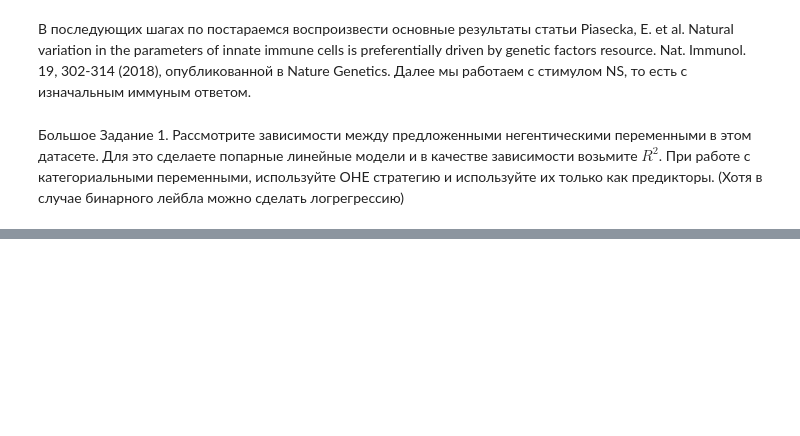
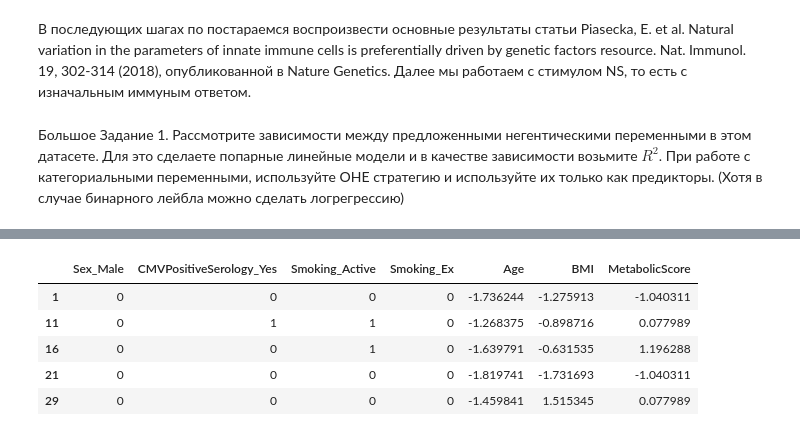
Before and after one commit to azkalot1/bioinfCourse, a Jupyter notebook: BulkRNASeqSeminar.ipynb, the cells around one changed output, grey strips where cells are left out. Saved outputs shown, nothing was run; the diff lists cells and outputs as text; code cells hidden in the pictures; blank space fills up the shorter version.

```diff
--- a/BulkRNASeqSeminar.ipynb
+++ b/BulkRNASeqSeminar.ipynb
@@ -334,0 +386,27 @@ plt.show()
+# %%
+from sklearn.linear_model import LinearRegression, Ridge
+from sklearn.preprocessing import scale
+from sklearn.preprocessing import OneHotEncoder
+from sklearn.metrics import explained_variance_score
+#scale features
+#Big task 2 solutions
+cat_features = ['Sex','CMVPositiveSerology','Smoking']
+numeric_features = ['Age','BMI','MetabolicScore']
+dt_ns_regres[numeric_features] = scale(dt_ns_regres[numeric_features])
+for col_ in cat_features:
+    dt_ns_regres[col_] = dt_ns_regres[col_].astype(object)
+X_cat = pd.get_dummies(dt_ns_regres[cat_features])
+X_cat = X_cat.drop(['Sex_Female','CMVPositiveSerology_No','Smoking_Never'],axis=1)
+X = pd.concat([X_cat, dt_ns_regres[numeric_features]],axis=1)
+Y = dt_ns_regres[noncorrelated_features]
+regress_features = X.columns.values.tolist()
+del dt_ns_regres
+# %%
+X.head()
+# %% [output]
+|  | Sex_Male | CMVPositiveSerology_Yes | Smoking_Active | Smoking_Ex | Age | BMI | MetabolicScore |
+| 1 | 0 | 0 | 0 | 0 | -1.736244 | -1.275913 | -1.040311 |
+| 11 | 0 | 1 | 1 | 0 | -1.268375 | -0.898716 | 0.077989 |
+| 16 | 0 | 0 | 1 | 0 | -1.639791 | -0.631535 | 1.196288 |
+| 21 | 0 | 0 | 0 | 0 | -1.819741 | -1.731693 | -1.040311 |
+| 29 | 0 | 0 | 0 | 0 | -1.459841 | 1.515345 | 0.077989 |
```
Also changed, not shown: parts of 12 cells of this notebook.
